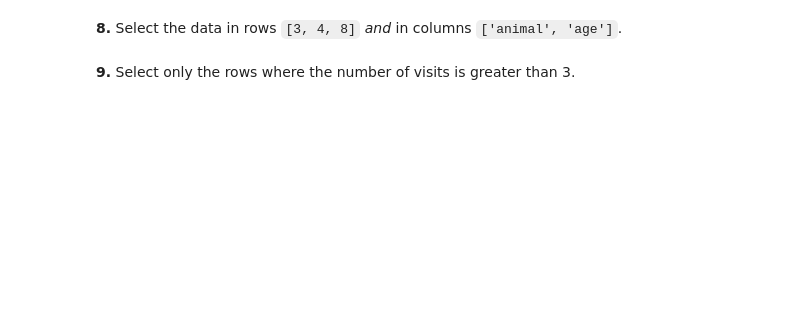
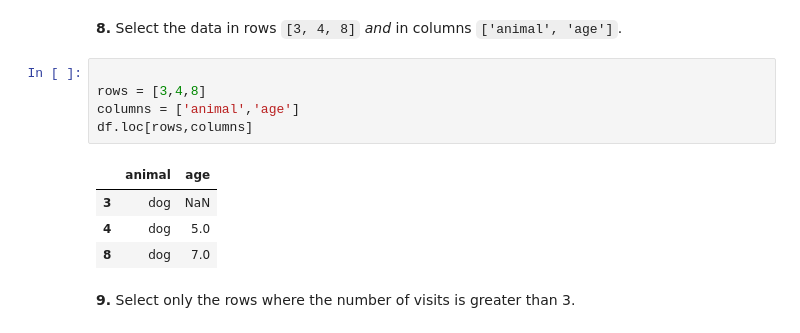
Before and after one commit to gyasis/ai-fall-exercises, a Jupyter notebook: M1/d7/100-pandas-puzzles.ipynb, the cells around one changed output. Cells and saved outputs as stored; diff of their text form; blank space fills up the shorter version.

```diff
--- a/M1/d7/100-pandas-puzzles.ipynb
+++ b/M1/d7/100-pandas-puzzles.ipynb
@@ -65,4 +149,14 @@ labels = ['a', 'b', 'c', 'd', 'e', 'f', 'g', 'h', 'i', 'j']
 # %% [markdown]
 **8.** Select the data in rows `[3, 4, 8]` *and* in columns `['animal', 'age']`.
+# %%
+
+rows = [3,4,8]
+columns = ['animal','age']
+df.loc[rows,columns]
+# %% [output]
+|  | animal | age |
+| 3 | dog | NaN |
+| 4 | dog | 5.0 |
+| 8 | dog | 7.0 |
 # %% [markdown]
 **9.** Select only the rows where the number of visits is greater than 3.
```
Also changed, not shown: parts of 14 cells of this notebook.
